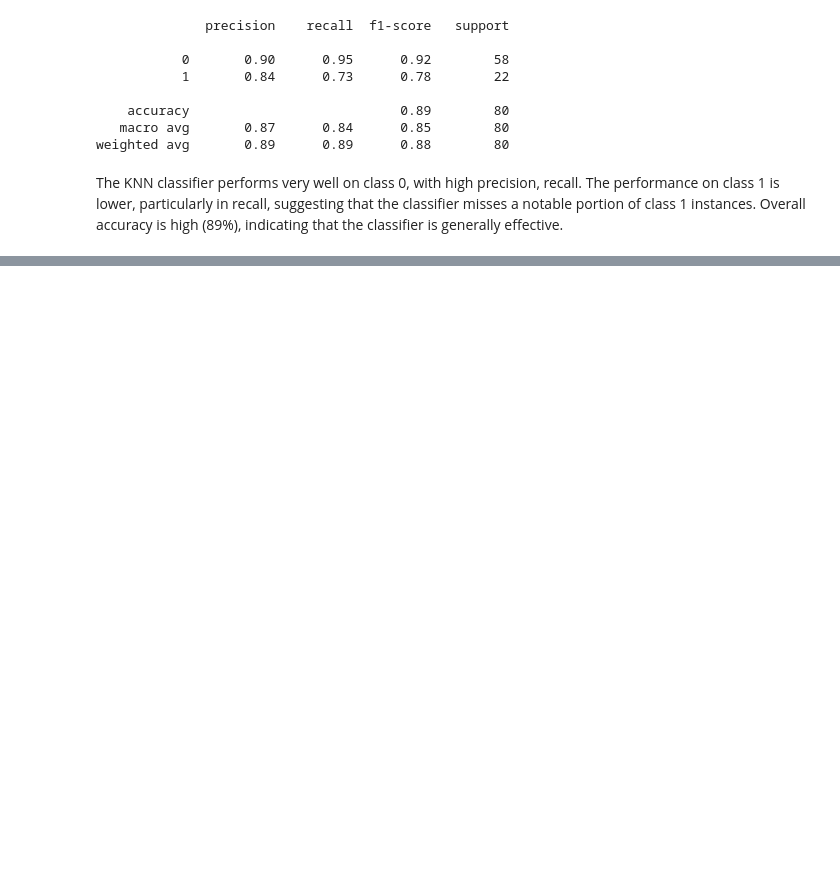
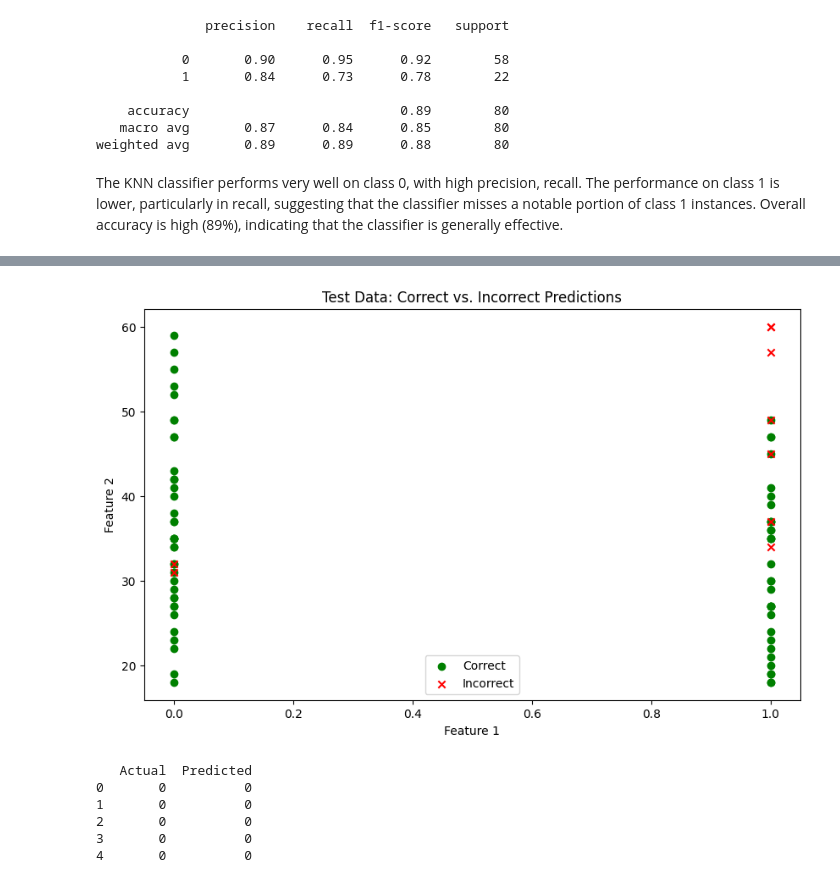
Before and after one commit to gacek7/KNN-python-workshop, a Jupyter notebook: kNN.ipynb, the cells around one changed output, grey strips where cells are left out. Cells and saved outputs as stored; diff of their text form; code cells hidden in the pictures; blank space fills up the shorter version.

```diff
--- a/kNN.ipynb
+++ b/kNN.ipynb
@@ -214,0 +220,38 @@ The KNN classifier performs very well on class 0, with high precision, recall. T
+# %%
+# Convert X_test to a DataFrame for plotting
+X_test_df = pd.DataFrame(X_test)
+
+# Scatter plot of test data (only for 2D feature space)
+plt.figure(figsize=(10, 6))
+
+# Plot correct predictions
+correct = y_test == y_pred
+plt.scatter(X_test_df[correct].iloc[:, 0], X_test_df[correct].iloc[:, 1], c='green', marker='o', label='Correct')
+
+# Plot incorrect predictions
+incorrect = y_test != y_pred
+plt.scatter(X_test_df[incorrect].iloc[:, 0], X_test_df[incorrect].iloc[:, 1], c='red', marker='x', label='Incorrect')
+
+plt.xlabel('Feature 1')
+plt.ylabel('Feature 2')
+plt.legend()
+plt.title('Test Data: Correct vs. Incorrect Predictions')
+plt.show()
+# %% [output]
+[figure, added]
+# %%
+y_test_series = pd.Series(y_test, name='Actual')
+y_pred_series = pd.Series(y_pred, name='Predicted')
+
+# Combine into a single DataFrame
+results = pd.DataFrame({'Actual': y_test_series, 'Predicted': y_pred_series})
+
+# Display the DataFrame
+print(results.head())
+# %% [output]
+   Actual  Predicted
+0       0          0
+1       0          0
+2       0          0
+3       0          0
+4       0          0
```
Also changed, not shown: parts of 7 cells of this notebook, 1 other file.
